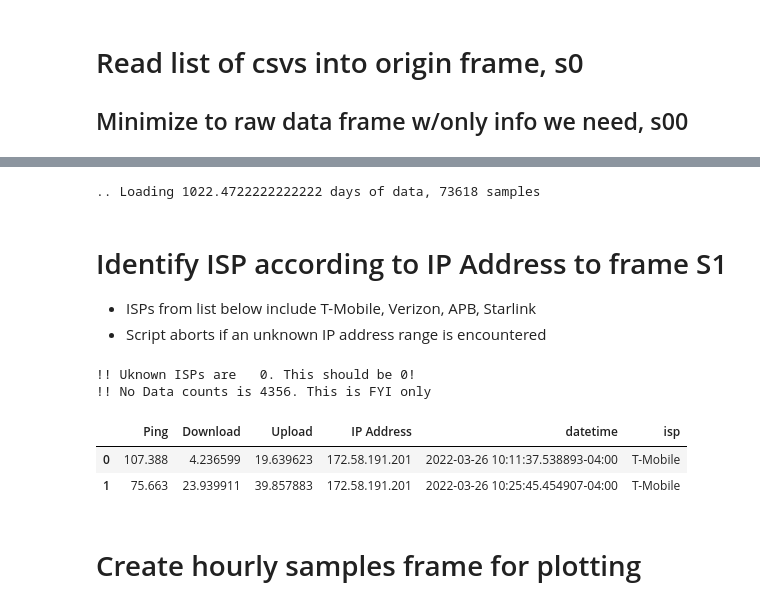
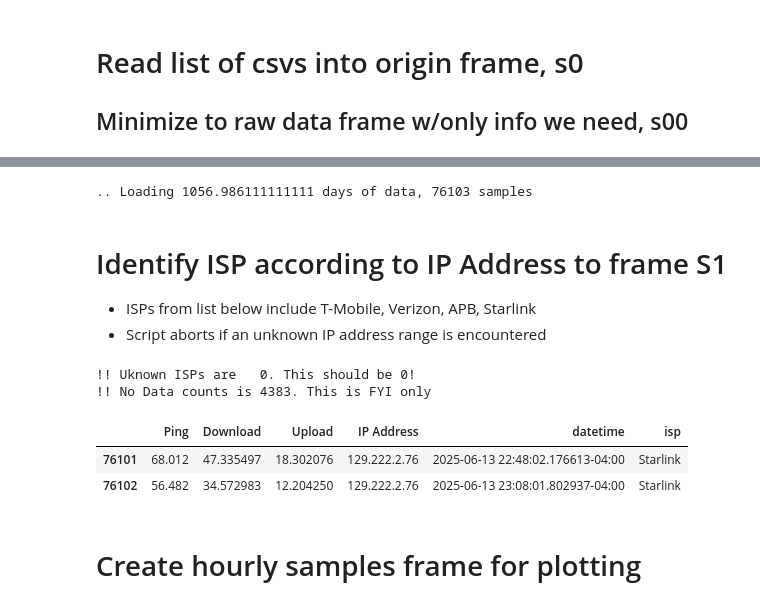
Before and after one commit to quidscio/speedtest_analyzer, a Jupyter notebook: speed-analyzer_csv_1.ipynb, the cells around one changed output, grey strips where cells are left out. Drawn from its saved outputs; the diff is of its cells as text; code cells hidden in the pictures.

Commit message:
Fix timestamp translation

```diff
--- a/speed-analyzer_csv_1.ipynb
+++ b/speed-analyzer_csv_1.ipynb
@@ -120,10 +121,24 @@ s0 = pd.concat(pd.read_csv(file, low_memory=False) for file in [input_file])
 s0['datetime'] = s0.date+' '+s0.time
 # Convert date format 2022-01-01 23:59:59
 s0['datetime'] = pd.to_datetime(s0.datetime, format="%Y-%m-%d %H:%M:%S")
+
 # Case B: server timestamp (converting from UTC to Eastern time)
 # Update for newer speedtest-cli version
+def clean_timestamp(ts):
+    """Clean timestamp by removing trailing Z if timezone offset is present"""
+    if pd.isna(ts):
+        return ts
+    ts_str = str(ts)
+    # If timestamp has timezone offset (+XX:XX or -XX:XX) and ends with Z, remove the Z
+    if ('+' in ts_str or ts_str.count('-') > 2) and ts_str.endswith('Z'):
+        return ts_str[:-1]
+    return ts_str
+
+# Clean the timestamps before parsing
+s0['Timestamp_clean'] = s0['Timestamp'].apply(clean_timestamp)
+
 s0['dt'] = pd.to_datetime(
-    s0['Timestamp'],
+    s0['Timestamp_clean'],
     utc=True,
     errors='coerce'      # turns unparsable (including NaN) into pd.NaT
 )
@@ -131,14 +146,14 @@ s0['datetime'] = s0['dt'].dt.tz_convert('America/New_York')
 if False: debugCsv(s0, "s0")
 
 # s00 is our effective starting frame
-s00 = s0.drop(columns=['date','time','Server ID', "Sponsor", "Server Name", "Timestamp", "Distance", "Share", "dt"])
+s00 = s0.drop(columns=['date','time','Server ID', "Sponsor", "Server Name", "Timestamp", "Timestamp_clean", "Distance", "Share", "dt"])
 s00['Download']=s00['Download']/1000000
 s00['Upload']  =s00['Upload']/  1000000
 if False: debugCsv(s00, "s00")
 s00.head(25)
 print(f".. Loading {len(s00)/3/24} days of data, {len(s00)} samples")
 # %% [output]
-.. Loading 1022.4722222222222 days of data, 73618 samples
+.. Loading 1056.986111111111 days of data, 76103 samples
 # %% [markdown]
 # Identify ISP according to IP Address to frame S1
 * ISPs from list below include T-Mobile, Verizon, APB, Starlink
@@ -157,37 +172,37 @@ s00.loc[s00['IP Address'].str.startswith('143.105'),'isp']='Starlink'
 s00.loc[s00['IP Address'].str.startswith('216.234'),'isp']='Starlink'
 # Display UNKNOWN count which should be 0
 # UKNOWN with a valid IP address indicates a new IP space to classify, this must be zero
 unknownisp_count = s00['isp'].loc[(s00['isp'] == "UNKNOWN") & (s00['IP Address']!="None") ].count()
 if unknownisp_count !=0:
     print(f"** Unknown ISPs detected with {unknownisp_count} entries")
     print(f"** ** IPs:\n{s00['IP Address'].loc[(s00['isp'] == 'UNKNOWN') & (s00['IP Address']!='None') ]}")
 # UKNOWN without a valid IP address means no data was returned and is likely a test server or network outage
 nodata_count = s00['isp'].loc[(s00['isp'] == "UNKNOWN") & (s00['IP Address']=="None") ].count()
 #
 print(f"!! Uknown ISPs are   {unknownisp_count}. This should be 0!")
 print(f"!! No Data counts is {nodata_count    }. This is FYI only")
 assert unknownisp_count==0,"** Unknown ISP by IP Address. Stop and update classification."
 # Assert passed, all instances of missing ISP represent No Data
 s00.loc[s00['isp']=="UNKNOWN", 'isp']='NODATA'
 
 # Starlink speeds incorrect; speculative fix is upload*10 and download*100
 #s00.loc[s00['isp']=='Starlink','Upload'] *= 10
 #s00.loc[s00['isp']=='Starlink','Download'] *= 100
 
 # Apply the speculative fix for Starlink speeds, but only for dates earlier than 2024
 s00.loc[(s00['isp'] == 'Starlink') & (s00['datetime'] < '2024-01-01'), 'Upload'] *= 10
 s00.loc[(s00['isp'] == 'Starlink') & (s00['datetime'] < '2024-01-01'), 'Download'] *= 100
 
 if False: debugCsv(s00, "s00a")
 if True: s00.to_csv('s00_all-data.csv', index=False)
 
-s00.head(2)
+s00.tail(2)
 # %% [output]
 !! Uknown ISPs are   0. This should be 0!
-!! No Data counts is 4356. This is FYI only
+!! No Data counts is 4383. This is FYI only
 |  | Ping | Download | Upload | IP Address | datetime | isp |
-| 0 | 107.388 | 4.236599 | 19.639623 | 172.58.191.201 | 2022-03-26 10:11:37.538893-04:00 | T-Mobile |
-| 1 | 75.663 | 23.939911 | 39.857883 | 172.58.191.201 | 2022-03-26 10:25:45.454907-04:00 | T-Mobile |
+| 76101 | 68.012 | 47.335497 | 18.302076 | 129.222.2.76 | 2025-06-13 22:48:02.176613-04:00 | Starlink |
+| 76102 | 56.482 | 34.572983 | 12.204250 | 129.222.2.76 | 2025-06-13 23:08:01.802937-04:00 | Starlink |
 # %% [markdown]
 # Create hourly samples frame for plotting
 # %%
```
Also changed, not shown: parts of 1 cell of this notebook, 4 other files.
